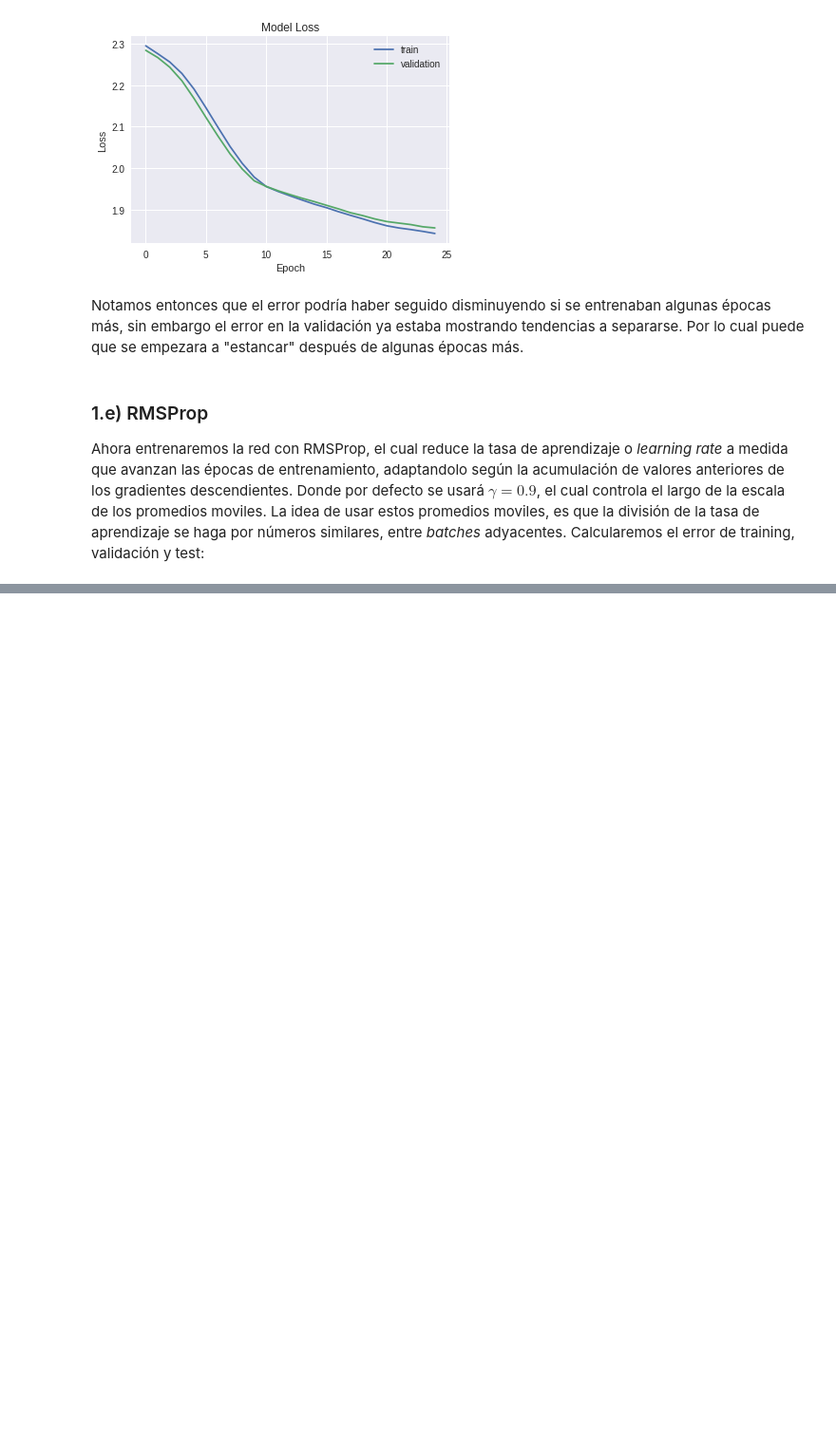
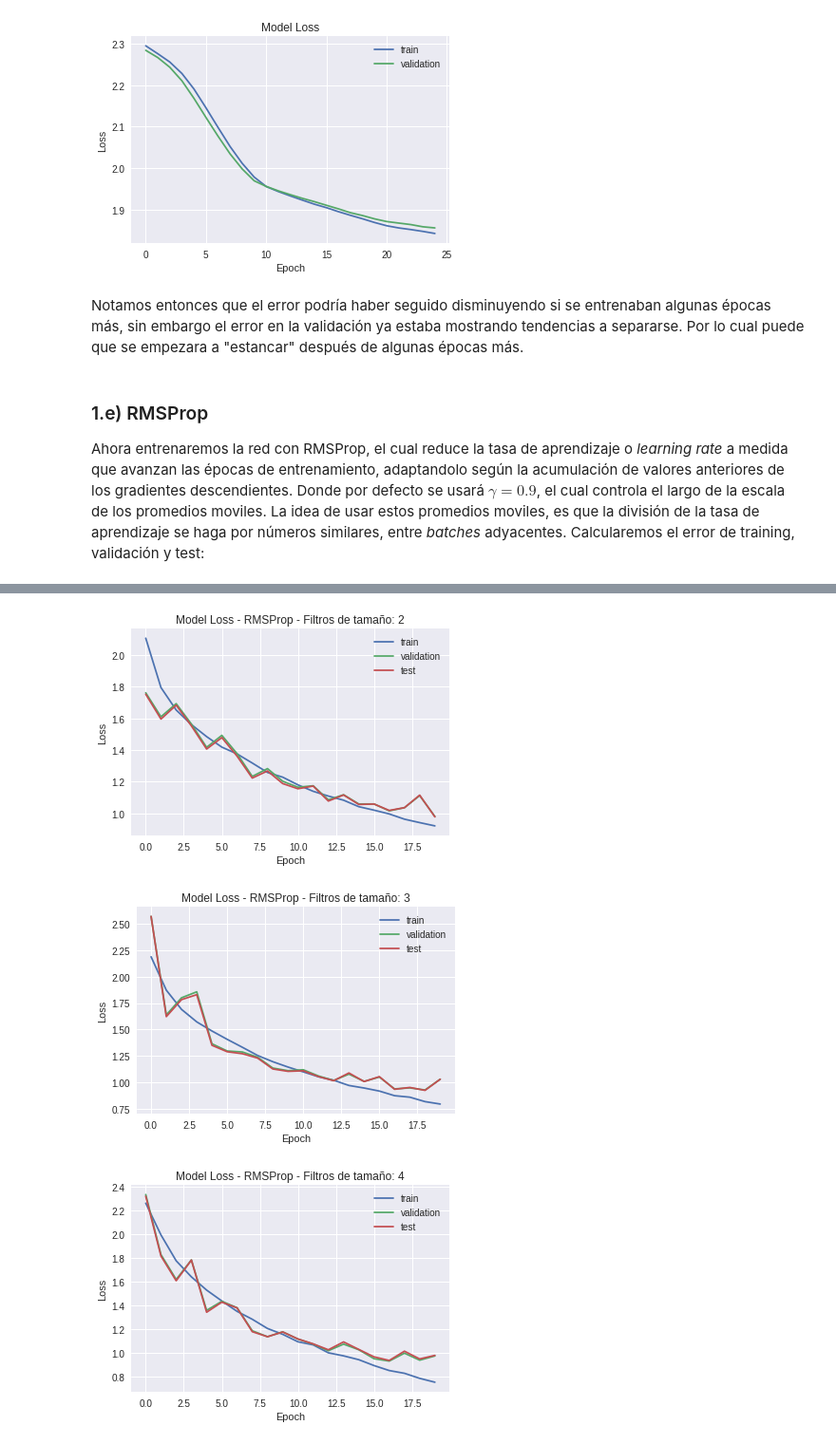
Before and after one commit to rigonzal/ANN, a Jupyter notebook: Approach2/Pregunta_1_colab.ipynb, the cells around one changed output, grey strips where cells are left out. Shown: that part at 95% size. Saved outputs shown, nothing was run; the diff lists cells and outputs as text; code cells hidden in the pictures; blank space fills up the shorter version.

```diff
--- a/Approach2/Pregunta_1_colab.ipynb
+++ b/Approach2/Pregunta_1_colab.ipynb
@@ -281,0 +409,18 @@ model.add(Activation('softmax'))
+# %%
+#ploteo de 3 modelos shallow con distintos filtros convolucionales
+loss_train_1_f_dense = list()
+loss_val_1_f_dense = list()
+for i in range(3):
+  loss_train = list()
+  loss_val = list()
+  for j in range(epochs):
+    loss_train.append(histories_1_f_dense[i][j].history['loss'])
+    loss_val.append(histories_1_f_dense[i][j].history['val_loss'])
+  loss_train_1_f_dense.append(loss_train)
+  loss_val_1_f_dense.append(loss_val)
+
+  triple_plot(loss_train_1_f_dense[i], loss_val_1_f_dense[i], histories_1_f_dense_test[i], "Model Loss - RMSProp - Filtros de tamaño: " +  str(i+2))
+# %% [output]
+[figure, added]
+[figure, added]
+[figure, added]
```
Also changed, not shown: parts of 15 cells of this notebook.
